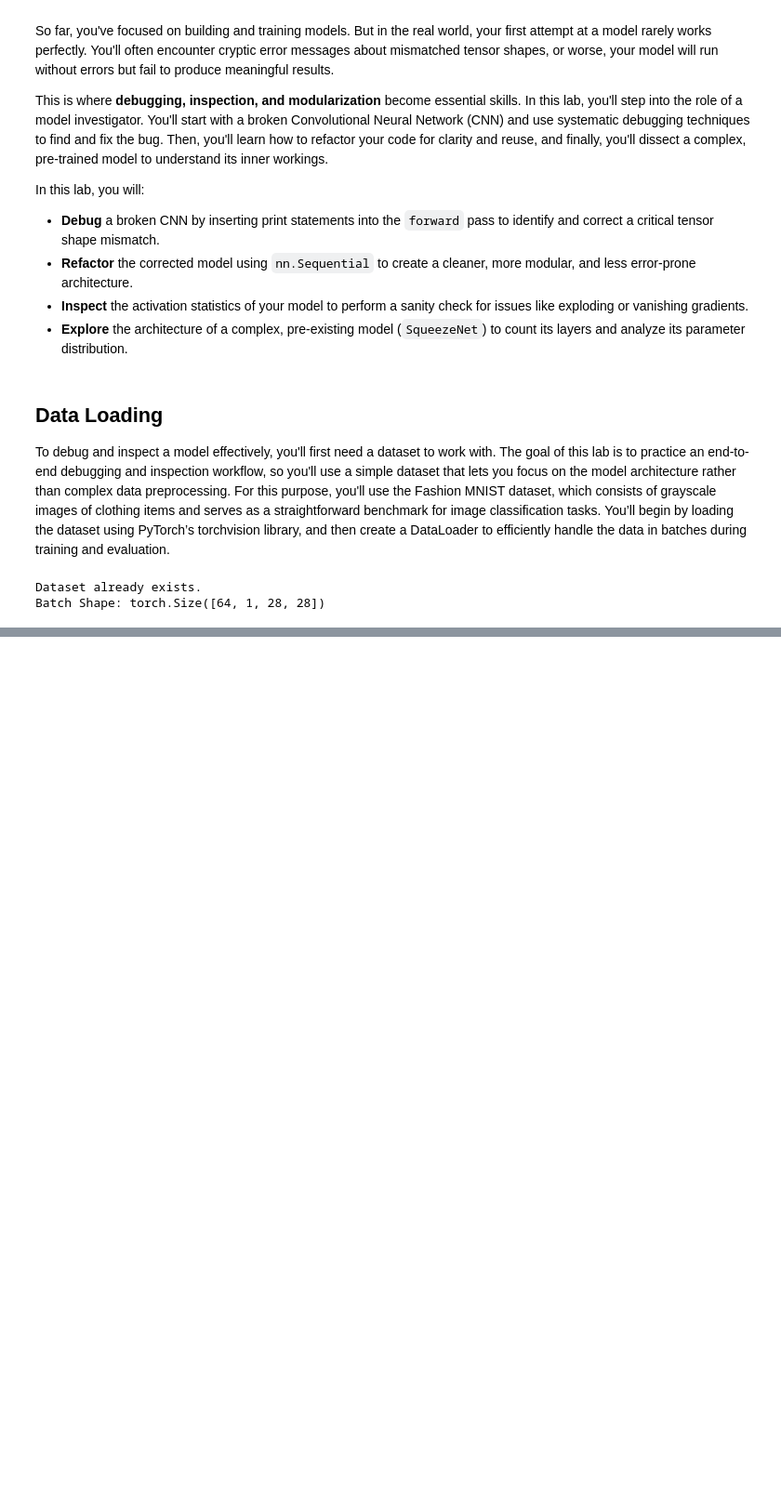
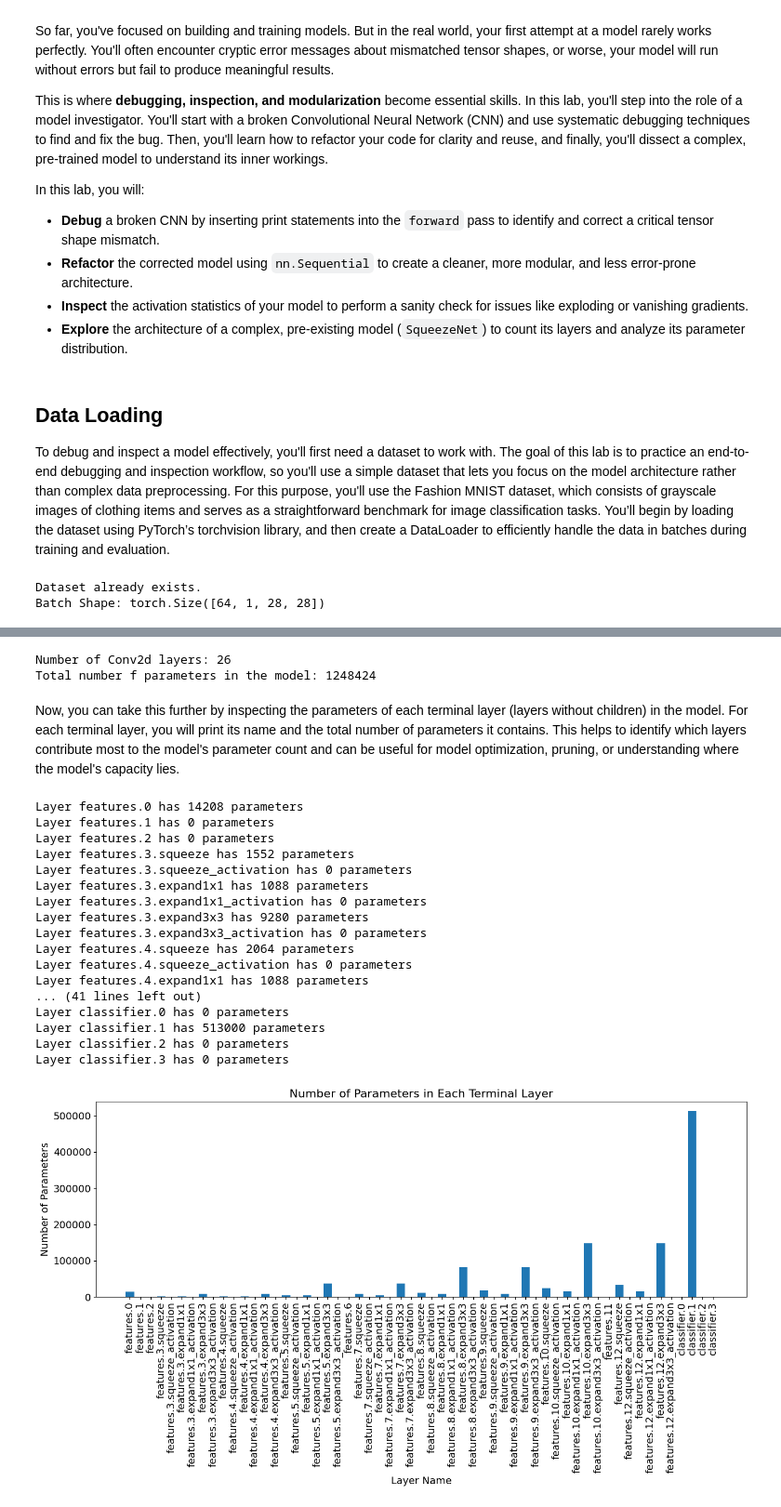
Before and after one commit to amitvermaknw/deep-learning-with-pytorch, a Jupyter notebook: src/cnn/cnn-modularization.ipynb, the cells around one changed output, grey strips where cells are left out. Shown at 93% size. Cells and saved outputs as stored; diff of their text form; code cells hidden in the pictures; blank space fills up the shorter version.

```diff
--- a/src/cnn/cnn-modularization.ipynb
+++ b/src/cnn/cnn-modularization.ipynb
@@ -44,0 +321,7 @@ Batch Shape: torch.Size([64, 1, 28, 28])
+# %%
+simple_cnn_seq_debug = SimpleCNN2SeqDebug()
+
+for idx, (img_batch, _) in enumerate(dataloader):
+    if idx <5:
+        print(f"===Batch {idx} ===")
+        output_debug = simple_cnn_seq_debug(img_batch)
@@ -44,0 +356,5 @@ Batch Shape: torch.Size([64, 1, 28, 28])
+# %%
+#Load squeezeNet model
+complex_model = SqueezeNet()
+
+print(complex_model)
@@ -44,0 +382,13 @@ Batch Shape: torch.Size([64, 1, 28, 28])
+# %%
+#Iterate through the main block
+for name, block in complex_model.named_children():
+    print(f"Block {name} has a total of {len(list(block.children()))} layers:")
+
+    #List all children layers in the block
+    for idx, layer in enumerate(block.children()):
+        #Check if the layer is termina (no children) or not
+        if len(list(layer.children())) == 0:
+            print(f"{idx} - Layer {layer}")
+        else:
+            layer_name = layer._get_name() #More user-friendly name
+            print(f" {idx} - Sub-block {layer_name} with {len(list(layer.children()))} layers")
@@ -44,0 +441,50 @@ Batch Shape: torch.Size([64, 1, 28, 28])
+# %%
+type_layer = nn.Conv2d
+selected_layer = [layer for layer in complex_model.modules() if isinstance(layer, type_layer)]
+print(f"Number of {type_layer.__name__} layers: {len(selected_layer)}")
+
+# total number of parameters in the model
+total_params = sum(p.numel() for p in complex_model.parameters())
+
+print(f"Total number f parameters in the model: {total_params}")
+# %% [output]
+Number of Conv2d layers: 26
+Total number f parameters in the model: 1248424
+# %% [markdown]
+Now, you can take this further by inspecting the parameters of each terminal layer (layers without children) in the model.
+For each terminal layer, you will print its name and the total number of parameters it contains.
+This helps to identify which layers contribute most to the model's parameter count and can be useful for model optimization, pruning, or understanding where the model's capacity lies.
+# %%
+counting_params = {}
+
+#For each terminal layer print its number of parameters
+for layer in complex_model.named_modules():
+    n_children = len(list(layer[1].children()))
+    if n_children == 0: #Terminal layer
+        layer_name = layer[0]
+        n_parameters = sum(p.numel() for p in layer[1].parameters())
+        counting_params[layer_name] = n_parameters
+        print(f"Layer {layer_name} has {n_parameters} parameters")
+
+
+#Plotting the distribution of parameters per layer
+helper.plot_counting(counting_params)
+# %% [output]
+Layer features.0 has 14208 parameters
+Layer features.1 has 0 parameters
+Layer features.2 has 0 parameters
+Layer features.3.squeeze has 1552 parameters
+Layer features.3.squeeze_activation has 0 parameters
+Layer features.3.expand1x1 has 1088 parameters
+Layer features.3.expand1x1_activation has 0 parameters
+Layer features.3.expand3x3 has 9280 parameters
+Layer features.3.expand3x3_activation has 0 parameters
+Layer features.4.squeeze has 2064 parameters
+Layer features.4.squeeze_activation has 0 parameters
+Layer features.4.expand1x1 has 1088 parameters
+... (41 lines left out)
+Layer classifier.0 has 0 parameters
+Layer classifier.1 has 513000 parameters
+Layer classifier.2 has 0 parameters
+Layer classifier.3 has 0 parameters
+[figure, added]
```
Also changed, not shown: parts of 24 cells of this notebook.
